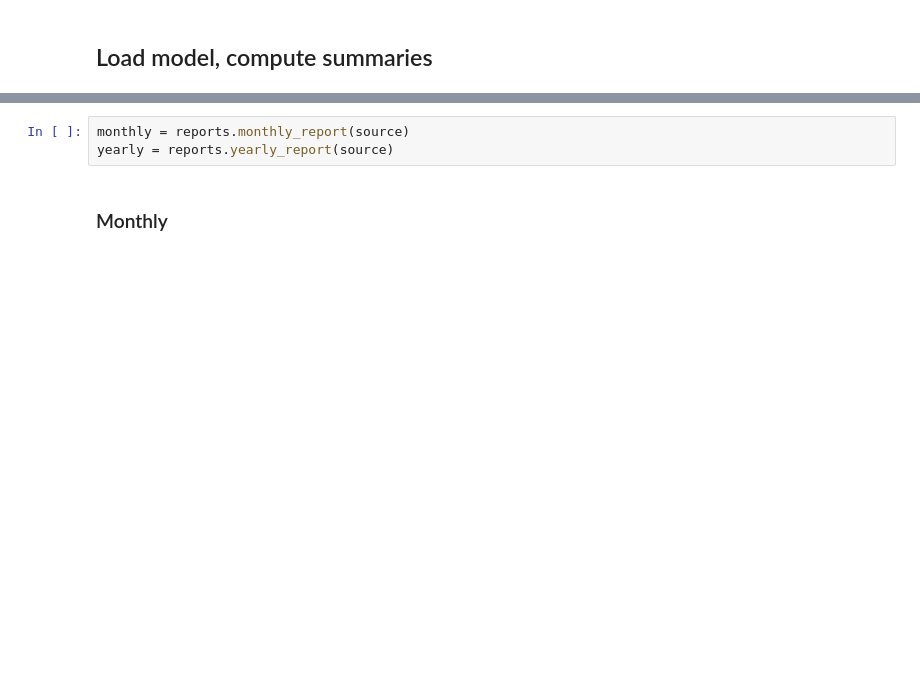
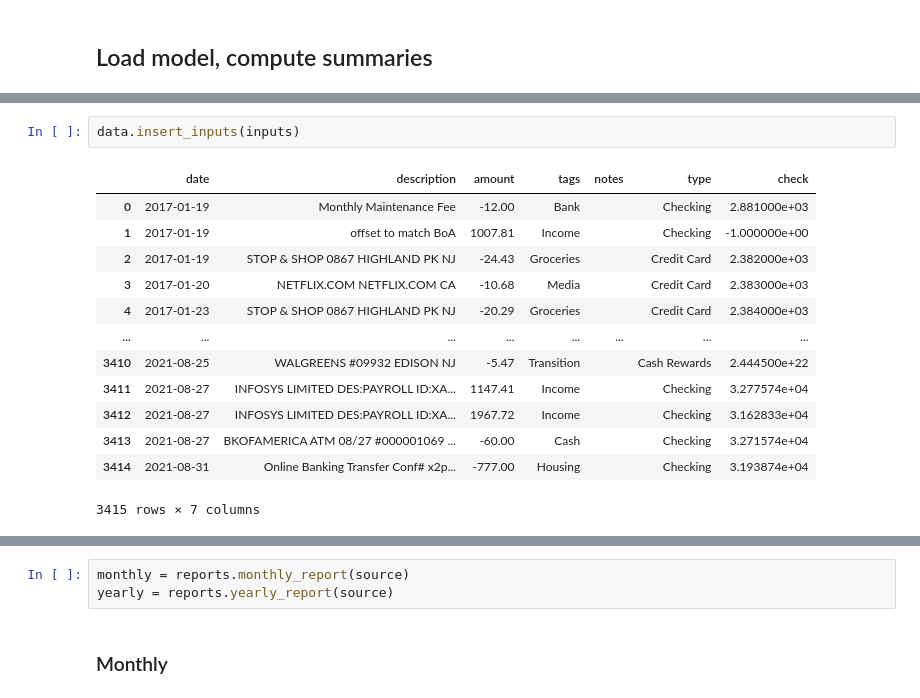
Before and after one commit to tomityrrell/finance-bot, a Jupyter notebook: notebooks/FinanceBot.ipynb, the cells around one changed output, grey strips where cells are left out. Drawn from its saved outputs; the diff is of its cells as text; blank space fills up the shorter version.

```diff
--- a/notebooks/FinanceBot.ipynb
+++ b/notebooks/FinanceBot.ipynb
@@ -98,0 +92,16 @@ mlp = model.load_model()
+# %%
+data.insert_inputs(inputs)
+# %% [output]
+|  | date | description | amount | tags | notes | type | check |
+| 0 | 2017-01-19 | Monthly Maintenance Fee | -12.00 | Bank |  | Checking | 2.881000e+03 |
+| 1 | 2017-01-19 | offset to match BoA | 1007.81 | Income |  | Checking | -1.000000e+00 |
+| 2 | 2017-01-19 | STOP & SHOP 0867 HIGHLAND PK NJ | -24.43 | Groceries |  | Credit Card | 2.382000e+03 |
+| 3 | 2017-01-20 | NETFLIX.COM NETFLIX.COM CA | -10.68 | Media |  | Credit Card | 2.383000e+03 |
+| 4 | 2017-01-23 | STOP & SHOP 0867 HIGHLAND PK NJ | -20.29 | Groceries |  | Credit Card | 2.384000e+03 |
+| ... | ... | ... | ... | ... | ... | ... | ... |
+| 3410 | 2021-08-25 | WALGREENS #09932 EDISON NJ | -5.47 | Transition |  | Cash Rewards | 2.444500e+22 |
+| 3411 | 2021-08-27 | INFOSYS LIMITED DES:PAYROLL ID:XA... | 1147.41 | Income |  | Checking | 3.277574e+04 |
+| 3412 | 2021-08-27 | INFOSYS LIMITED DES:PAYROLL ID:XA... | 1967.72 | Income |  | Checking | 3.162833e+04 |
+| 3413 | 2021-08-27 | BKOFAMERICA ATM 08/27 #000001069 ... | -60.00 | Cash |  | Checking | 3.271574e+04 |
+| 3414 | 2021-08-31 | Online Banking Transfer Conf# x2p... | -777.00 | Housing |  | Checking | 3.193874e+04 |
+3415 rows × 7 columns
```
Also changed, not shown: parts of 11 cells of this notebook, 9 other files.
